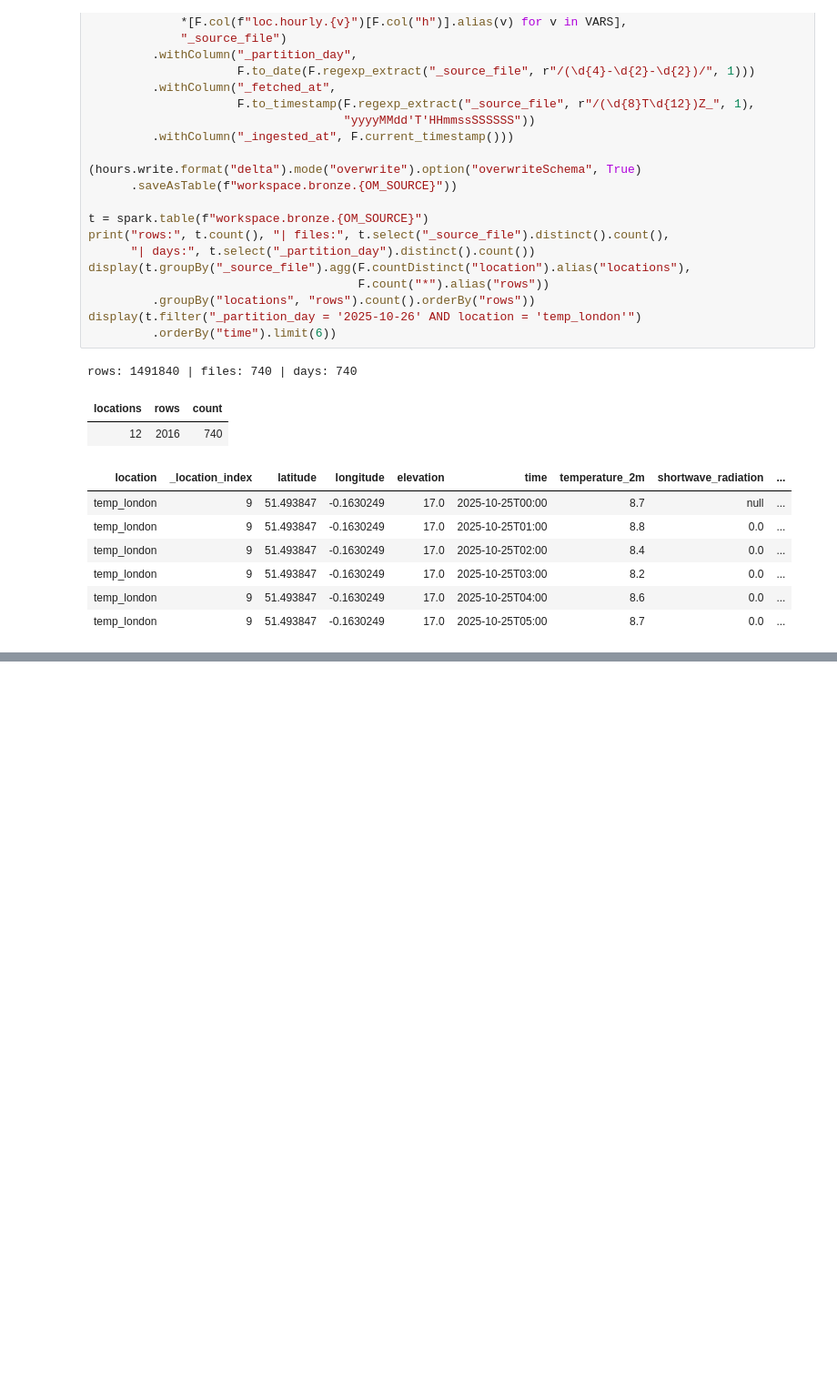
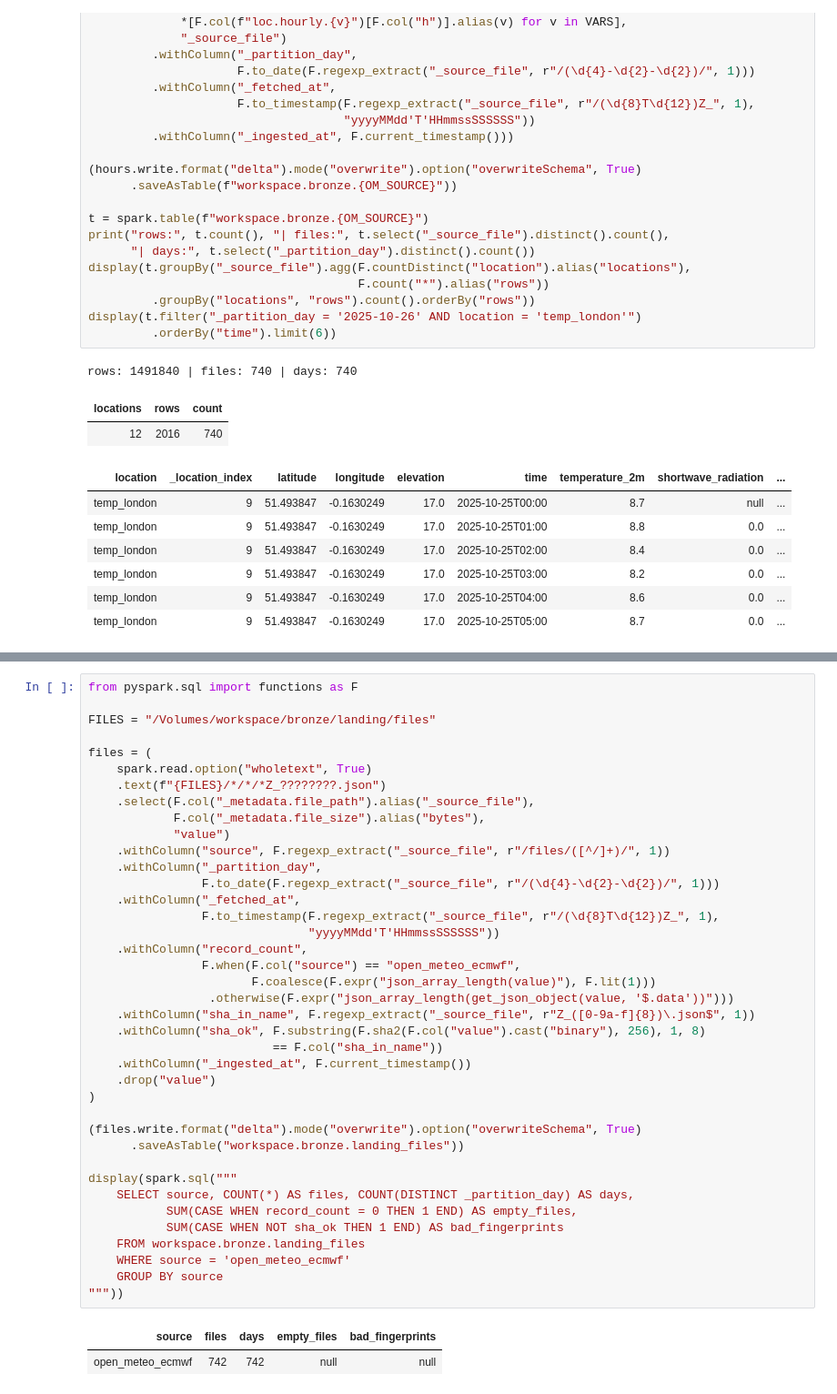
Before and after one commit to umarkhan0206/uk-power-pipeline, a Jupyter notebook: databricks/02_bronze.ipynb, the cells around one changed output, grey strips where cells are left out. Shown at 91% size. Saved outputs shown, nothing was run; the diff lists cells and outputs as text; blank space fills up the shorter version.

```diff
--- a/databricks/02_bronze.ipynb
+++ b/databricks/02_bronze.ipynb
@@ -268,0 +339,42 @@ rows: 1491840 | files: 740 | days: 740
+# %%
+from pyspark.sql import functions as F
+
+FILES = "/Volumes/workspace/bronze/landing/files"
+
+files = (
+    spark.read.option("wholetext", True)
+    .text(f"{FILES}/*/*/*Z_????????.json")
+    .select(F.col("_metadata.file_path").alias("_source_file"),
+            F.col("_metadata.file_size").alias("bytes"),
+            "value")
+    .withColumn("source", F.regexp_extract("_source_file", r"/files/([^/]+)/", 1))
+    .withColumn("_partition_day",
+                F.to_date(F.regexp_extract("_source_file", r"/(\d{4}-\d{2}-\d{2})/", 1)))
+    .withColumn("_fetched_at",
+                F.to_timestamp(F.regexp_extract("_source_file", r"/(\d{8}T\d{12})Z_", 1),
+                               "yyyyMMdd'T'HHmmssSSSSSS"))
+    .withColumn("record_count",
+                F.when(F.col("source") == "open_meteo_ecmwf",
+                       F.coalesce(F.expr("json_array_length(value)"), F.lit(1)))
+                 .otherwise(F.expr("json_array_length(get_json_object(value, '$.data'))")))
+    .withColumn("sha_in_name", F.regexp_extract("_source_file", r"Z_([0-9a-f]{8})\.json$", 1))
+    .withColumn("sha_ok", F.substring(F.sha2(F.col("value").cast("binary"), 256), 1, 8)
+                          == F.col("sha_in_name"))
+    .withColumn("_ingested_at", F.current_timestamp())
+    .drop("value")
+)
+
+(files.write.format("delta").mode("overwrite").option("overwriteSchema", True)
+      .saveAsTable("workspace.bronze.landing_files"))
+
+display(spark.sql("""
+    SELECT source, COUNT(*) AS files, COUNT(DISTINCT _partition_day) AS days,
+           SUM(CASE WHEN record_count = 0 THEN 1 END) AS empty_files,
+           SUM(CASE WHEN NOT sha_ok THEN 1 END) AS bad_fingerprints
+    FROM workspace.bronze.landing_files
+    WHERE source = 'open_meteo_ecmwf'
+    GROUP BY source
+"""))
+# %% [output]
+| source | files | days | empty_files | bad_fingerprints |
+| open_meteo_ecmwf | 742 | 742 | null | null |
```
Also changed, not shown: parts of 1 cell of this notebook, 3 other files.
